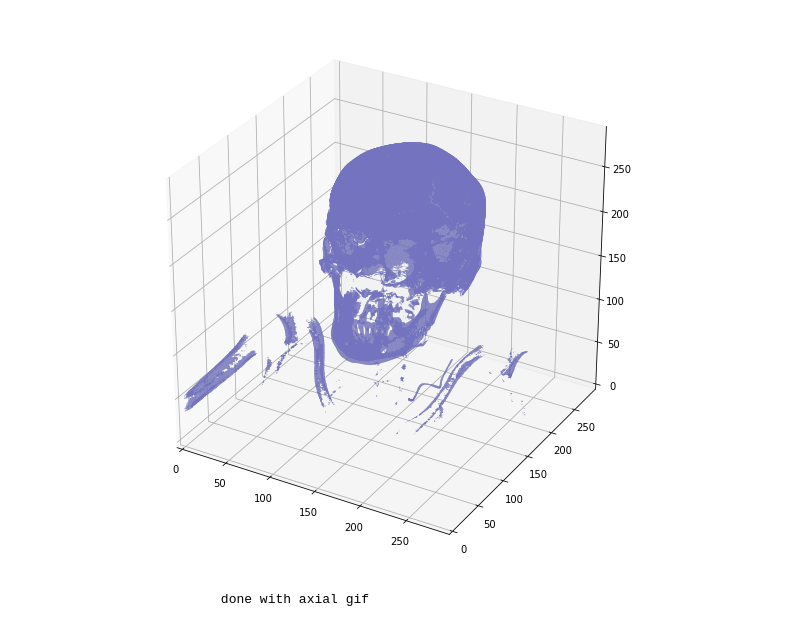
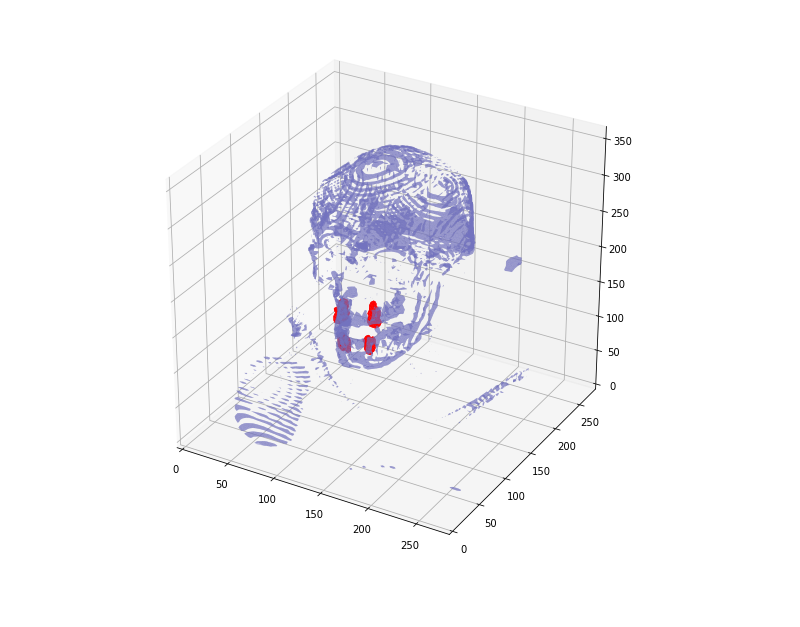
Before and after one commit to PlayWeird/utooth, a Jupyter notebook: preprocessing_dicom.ipynb, the cells around one changed output. Drawn from its saved outputs; the diff is of its cells as text; code cells hidden in the pictures.

```diff
--- a/preprocessing_dicom.ipynb
+++ b/preprocessing_dicom.ipynb
@@ -55,11 +81,11 @@ Shape after resampling   (288, 290, 290)
-# %%
-ct_utils.plot_3d(pix_resampled, 1200)
-# %% [output]
-[figure, removed]
+# %%
+# ct_utils.plot_3d(pix_resampled, 1200, [2, 1, 0], 2)
+# ct_utils.plot_3d(label_resampled, 0, [2, 1, 0])
+ct_utils.plot_3d_with_labels(pix_resampled, label_resampled, 1200, [2, 1, 0], 3)
+# %% [output]
+[figure, added]
 # %%
 # vv = visualize_volumes.ImageSliceViewer3D(pix_resampled)
-ct_utils.make_gifs(pix_resampled, "test_gif", "axial")
+# ct_utils.make_gifs(pix_resampled, "test_gif", "axial")
-# %% [output]
-                done with axial gif
 # %% [markdown]
 ![SegmentLocal](test_gif_axial.gif "segment")
```
Also changed, not shown: parts of 15 cells of this notebook, 2 other files.
